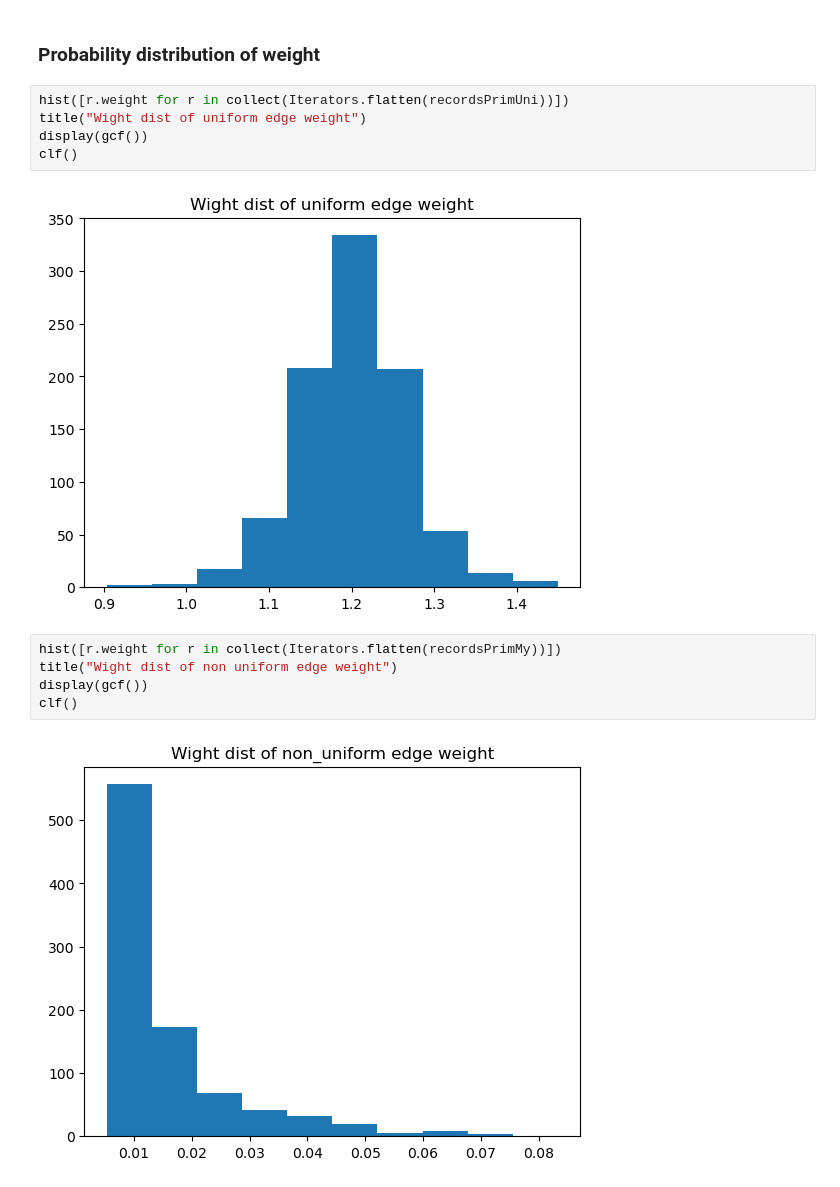
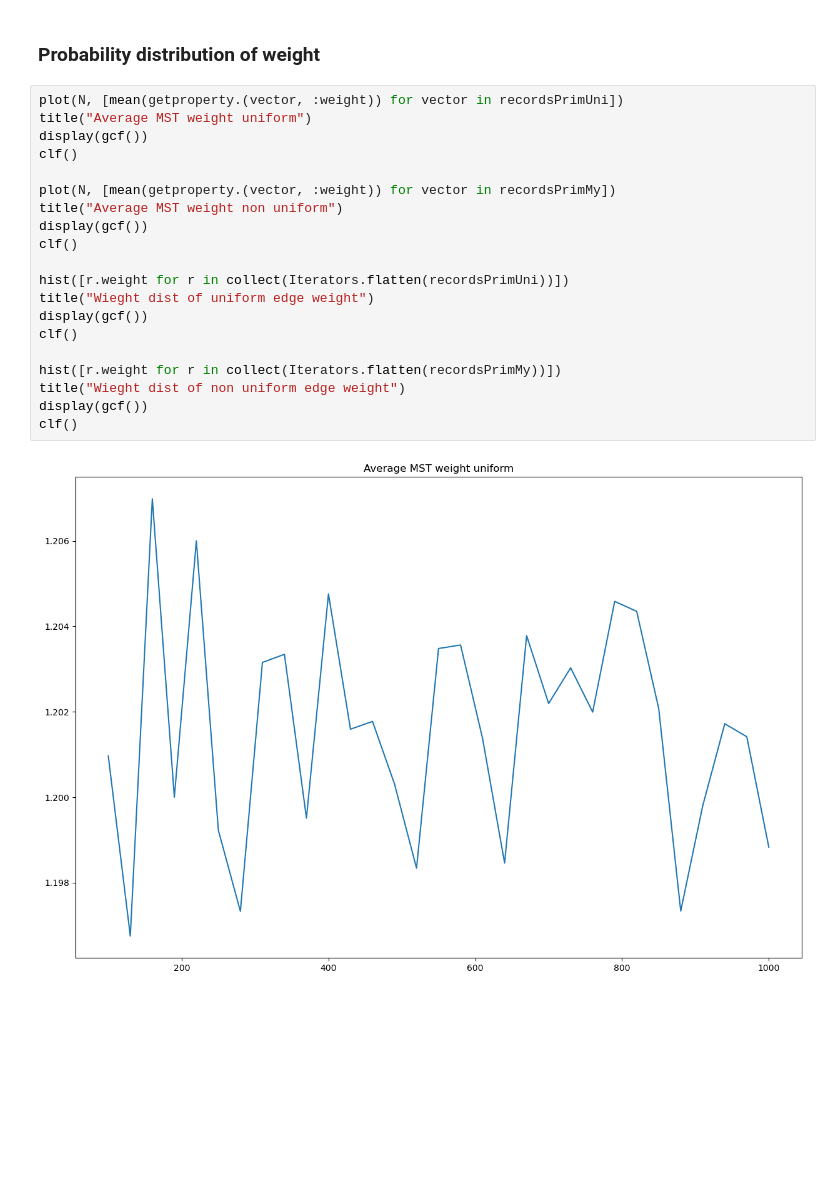
Before and after one commit to pucikplay/MPA, a Jupyter notebook: L2/l2.ipynb, the cells around one changed output. Cells and saved outputs as stored; diff of their text form; blank space fills up the shorter version.

```diff
--- a/L2/l2.ipynb
+++ b/L2/l2.ipynb
@@ -171,16 +203,24 @@ clf()
 # %% [markdown]
 ### Probability distribution of weight
-# %%
-hist([r.weight for r in collect(Iterators.flatten(recordsPrimUni))])
-title("Wight dist of uniform edge weight")
-display(gcf())
-clf()
-# %% [output]
-[figure, removed]
-# %%
-hist([r.weight for r in collect(Iterators.flatten(recordsPrimMy))])
-title("Wight dist of non uniform edge weight")
-display(gcf())
-clf()
-# %% [output]
-[figure, removed]
+# %%
+plot(N, [mean(getproperty.(vector, :weight)) for vector in recordsPrimUni])
+title("Average MST weight uniform")
+display(gcf())
+clf()
+
+plot(N, [mean(getproperty.(vector, :weight)) for vector in recordsPrimMy])
+title("Average MST weight non uniform")
+display(gcf())
+clf()
+
+hist([r.weight for r in collect(Iterators.flatten(recordsPrimUni))])
+title("Wieght dist of uniform edge weight")
+display(gcf())
+clf()
+
+hist([r.weight for r in collect(Iterators.flatten(recordsPrimMy))])
+title("Wieght dist of non uniform edge weight")
+display(gcf())
+clf()
+# %% [output]
+[figure, added]
```
Also changed, not shown: parts of 15 cells of this notebook.
